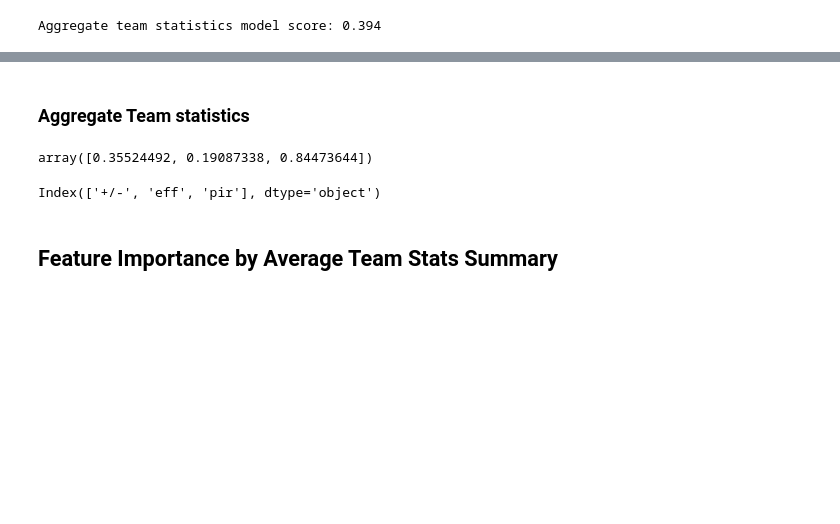
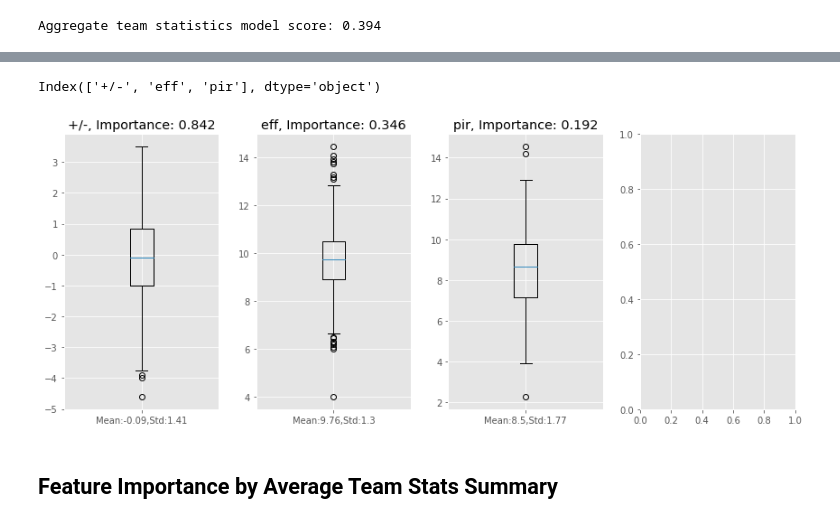
Before and after one commit to jangelchik/basketball_efficiency, a Jupyter notebook: data_and_plots.ipynb, the cells around one changed output, grey strips where cells are left out. Saved outputs shown, nothing was run; the diff lists cells and outputs as text; code cells hidden in the pictures; blank space fills up the shorter version.

Commit message:
added team aggregate feature importance plotting function

```diff
--- a/data_and_plots.ipynb
+++ b/data_and_plots.ipynb
@@ -925,25 +929,0 @@ Aggregate team statistics model score: 0.394
-# %% [markdown]
-### Aggregate Team statistics
-# %%
-df_X = gen_team_X(teams,seasons,['eff','pir','+/-'])
-X = get_y(df_X,df_team,['w'])
-
-y_w = X['w']
-
-X = X.drop(columns=['team_id','season','w'])
-# %%
-#fit and get feature scores of model
-gb_w = GradientBoostingRegressor()
-gb_w.fit(X,y_w)
-imp = permutation_importance(gb_w,X,y_w)
-feat_imp = imp['importances_mean']
-feat_imp
-# %% [output]
-array([0.35524492, 0.19087338, 0.84473644])
-# %%
-# Broadcast ordered indices onto X column titles to determine which features are most important, in descending order
-idx = np.argsort(feat_imp)
-feat_rank_agg = X.columns[idx[::-1]]
-feat_rank_agg
-# %% [output]
-Index(['+/-', 'eff', 'pir'], dtype='object')
@@ -950,3 +985,8 @@ Index(['+/-', 'eff', 'pir'], dtype='object')
+# %%
+team_imp = plot_imp_team(['eff','pir','+/-'])
+# %% [output]
+Index(['+/-', 'eff', 'pir'], dtype='object')
+[figure, added]
 # %% [markdown]
 ## Feature Importance by Average Team Stats Summary
 # %% [markdown]
```
Also changed, not shown: parts of 5 cells of this notebook.
